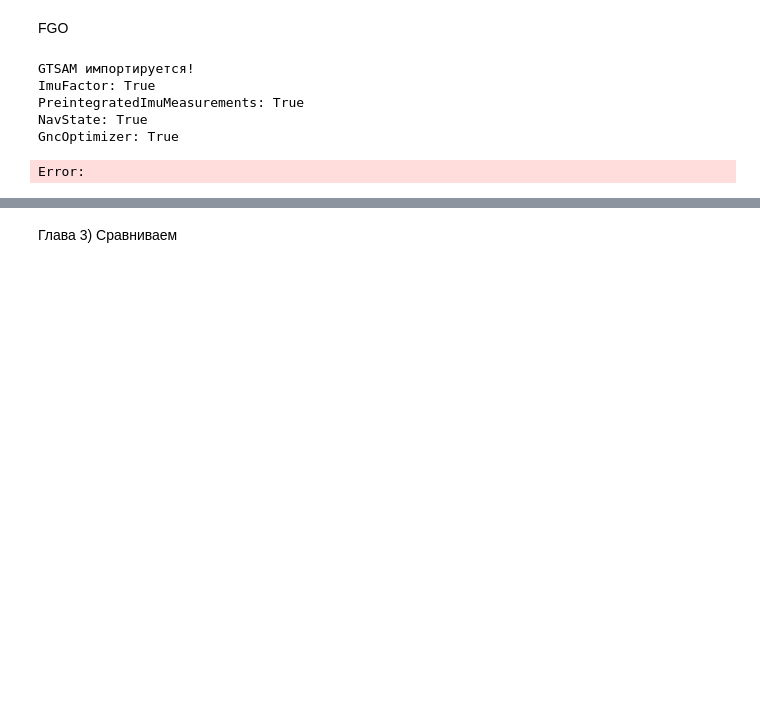
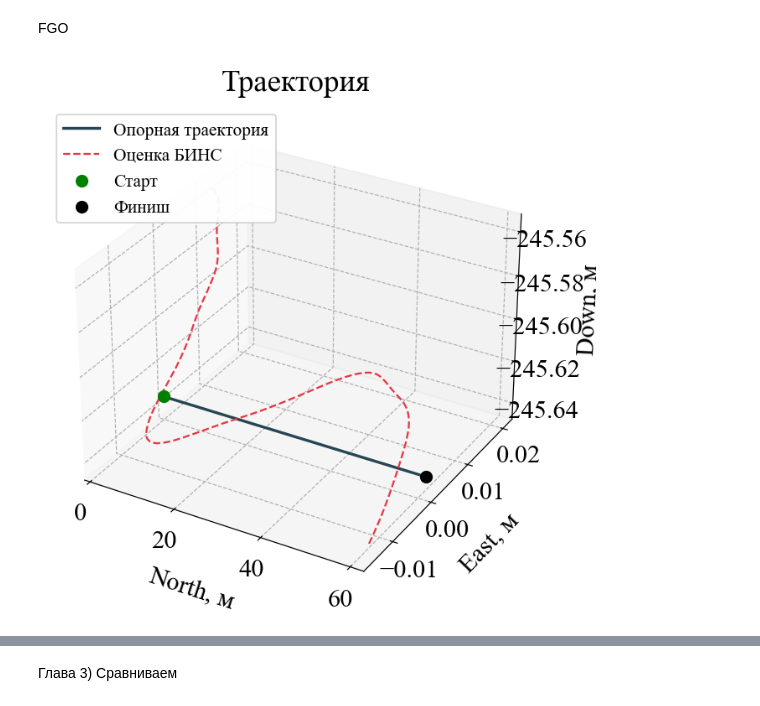
Before and after one commit to RiXenGC/KAMAZ_Jupyter, a Jupyter notebook: notebooks/exploration.ipynb, the cells around one changed output, grey strips where cells are left out. Drawn from its saved outputs; the diff is of its cells as text; code cells hidden in the pictures; blank space fills up the shorter version.

```diff
--- a/notebooks/exploration.ipynb
+++ b/notebooks/exploration.ipynb
@@ -272,32 +285,64 @@ _ = plot_trajectory_3d(S['ref_pos_ned'], p_ukf, save_dir=f'{REPORT_DIR}/ukf')
 # _ = plot_attitude_error(imu_time, eul_ekf, ref_euler_ned, save_dir=f'{REPORT_DIR}/ukf')
 # %% [markdown]
 FGO
-# %%
-import gtsam
-print('GTSAM импортируется!')
-# Проверим наличие IMU-факторов
-print('ImuFactor:', hasattr(gtsam, 'ImuFactor'))
-print('PreintegratedImuMeasurements:', hasattr(gtsam, 'PreintegratedImuMeasurements'))
-print('NavState:', hasattr(gtsam, 'NavState'))
-print('GncOptimizer:', hasattr(gtsam, 'LevenbergMarquardtOptimizer'))
-# %% [output]
-GTSAM импортируется!
-ImuFactor: True
-PreintegratedImuMeasurements: True
-NavState: True
-GncOptimizer: True
 # %%
-n = S['noise']
+import gtsam
+from gtsam import Pose3, Rot3, Point3
+from src.navigation.fgo import InsGnssFGO
+from scipy.interpolate import interp1d
+from src.analysis.visualization import plot_trajectory_3d, plot_velocity_ned, plot_euler_angles, plot_position_error, plot_attitude_error
 
-ekf = InsGnssFGO(
+w, x, y, z = q0
+init_rot = Rot3.Quaternion(w, x, y, z)
+init_pos = Point3(INIT_LAT,INIT_LON,INIT_ALT,)
+init_pose = Pose3(init_rot, init_pos)
+
+fgo = InsGnssFGO(
     fs_imu=400.0,
-    sigma_a_n=n['sigma_a_n'], sigma_g_n=n['sigma_g_n'],
-    sigma_ba=n['sigma_ba'], sigma_bg=n['sigma_bg'],
-    sigma_gps_pos=n['sigma_gps_pos'],
-    init_pose=S['ref_pos_ned'][0], init_vel=S['ref_vel_ned'][0],
+    sigma_a_n=noise['sigma_a_n'],
+    sigma_g_n=noise['sigma_g_n'],
+    sigma_ba=noise['sigma_ba'],
+    sigma_bg=noise['sigma_bg'],
+    sigma_gps_pos=noise['sigma_gps_pos'],
+    init_pose=init_pose,
+    init_vel=ref_vel_ned[0],
 )
 
-# N = len(S['imu_time'])
-# p_ekf, v_ekf, eul_ekf = np.zeros((N, 3)), np.zeros((N, 3)), np.zeros((N, 3))
+N = len(imu_time)
+g_ptr = 0
+node_t = [imu_time[0]]              # время узлов графа (старт + эпохи GNSS)
+
+for k in range(N):
+    fgo.integrate(accel[k], gyro[k])      # копим IMU в предынтегратор
+    if g_ptr < len(gps_idx) and k == gps_idx[g_ptr]:
+        fgo.add_gnss(gps_pos_ned[g_ptr])       # новый узел + GNSS-фактор
+        node_t.append(imu_time[k])
+        g_ptr += 1
+
+# Решаем граф ОДИН раз в конце
+p_nodes, v_nodes, eul_nodes = fgo.optimize()
+node_t = np.array(node_t)
+
+# Приводим сетку к инерциалке
+def to_imu_grid(arr_nodes, t_nodes, t_imu):
+    f = interp1d(t_nodes, arr_nodes, axis=0,
+                 fill_value='extrapolate', bounds_error=False)
+    return f(t_imu)
+
+# def to_imu_grid(arr_nodes, t_nodes, t_imu):
+#     f = interp1d(t_nodes, arr_nodes, axis=0,
+#                  bounds_error=False,
+#                  fill_value=(arr_nodes[0], arr_nodes[-1]))  # ← кортеж: лево/право
+#     return f(t_imu)
+
+p_fgo   = to_imu_grid(p_nodes,   node_t, imu_time)
+v_fgo   = to_imu_grid(v_nodes,   node_t, imu_time)
+eul_fgo = to_imu_grid(eul_nodes, node_t, imu_time)
+
+_ = plot_trajectory_3d(ref_pos_ned, p_fgo, save_dir=f'{REPORT_DIR}/fgo')
+# _ = plot_velocity_ned(imu_time, ref_vel_ned, v_fgo, save_dir=f'{REPORT_DIR}/fgo')
+# _ = plot_euler_angles(imu_time, ref_euler_ned, eul_fgo, save_dir=f'{REPORT_DIR}/fgo')
+# _ = plot_position_error(imu_time, p_fgo, ref_pos_ned, save_dir=f'{REPORT_DIR}/fgo')
+# _ = plot_attitude_error(imu_time, eul_fgo, ref_euler_deg, save_dir=f'{REPORT_DIR}/fgo')
 # %% [output]
-Error:
+[figure, added]
```
Also changed, not shown: parts of 14 cells of this notebook, 5 other files.
